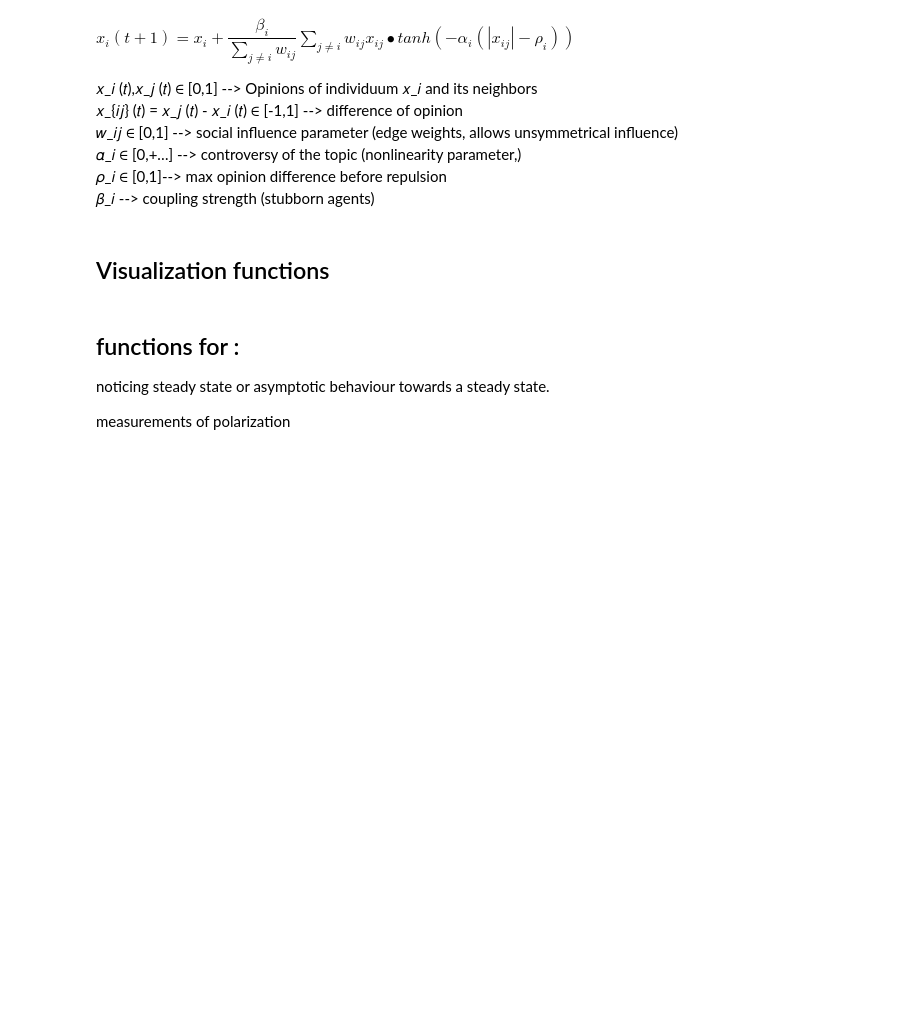
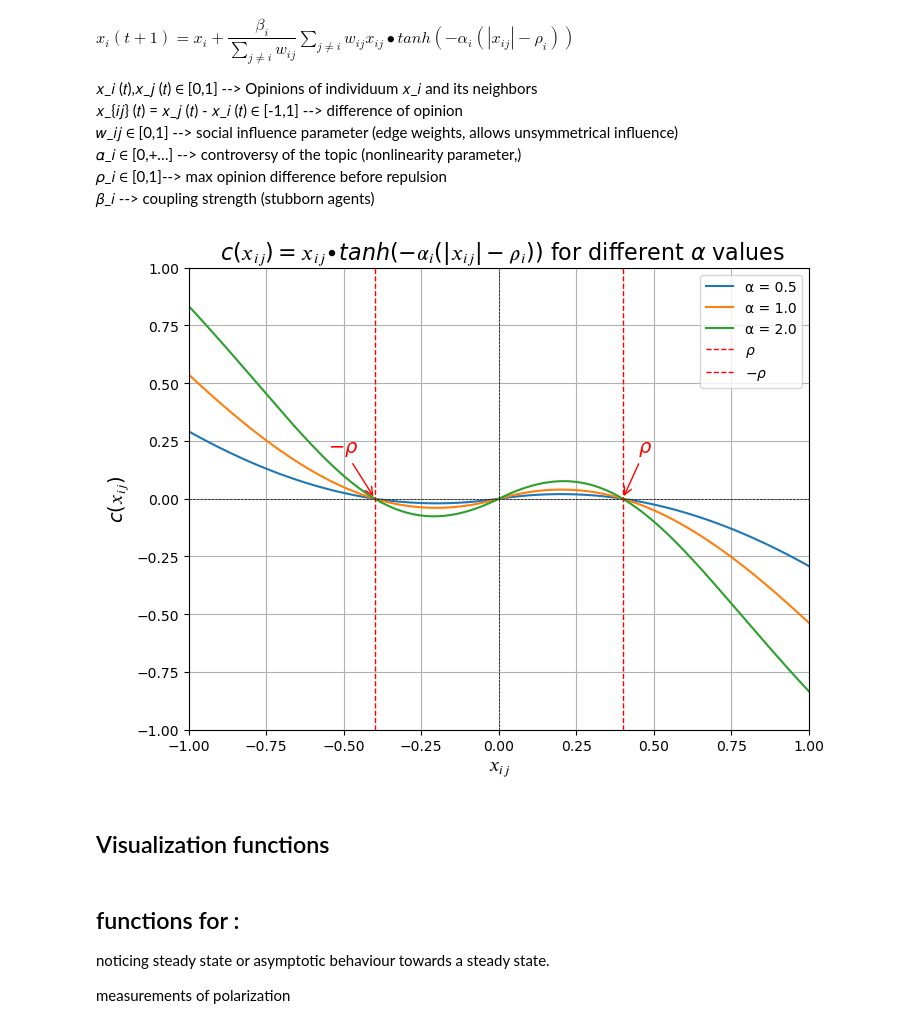
Before and after one commit to Batuffola/review_opinion-dynamics, a Jupyter notebook: update.ipynb, the cells around one changed output. Saved outputs shown, nothing was run; the diff lists cells and outputs as text; code cells hidden in the pictures; blank space fills up the shorter version.

```diff
--- a/update.ipynb
+++ b/update.ipynb
@@ -19,6 +19,53 @@ from scipy.signal import find_peaks
 from scipy.stats import norm
 #import icecream as ic
 #ic.configureOutput(includeContext=True, contextAbsPath=True)
+# %%
+import numpy as np
+import matplotlib.pyplot as plt
+rho= 0.4
+# Define the function x_i
+def x_i(x_ij, alpha, rho=rho):
+    return x_ij * np.tanh(-alpha * (np.abs(x_ij) - rho))
+
+# Define the range for x_ij
+x_ij_values = np.linspace(-2, 2, 400)
+
+# Define different alpha values
+alpha_values = [0.5, 1.0, 2.0]
+
+# Plot the function for different alpha values
+plt.figure(figsize=(8, 6))
+
+for alpha in alpha_values:
+    plt.plot(x_ij_values, x_i(x_ij_values, alpha), label=f'α = {alpha}')
+
+# Mark rho values on the x-axis
+plt.axvline(rho, color='red', linestyle='dashed', linewidth=1, label=r'$\rho$')
+plt.axvline(-rho, color='red', linestyle='dashed', linewidth=1, label=r'$-\rho$')
+
+# Annotate rho values
+plt.annotate(r'$\rho$', xy=(rho, 0), xytext=(rho + 0.05, 0.2),
+             arrowprops=dict(arrowstyle='->', color='red'), fontsize=14, color='red')
+plt.annotate(r'$-\rho$', xy=(-rho, 0), xytext=(-rho - 0.15, 0.2),
+             arrowprops=dict(arrowstyle='->', color='red'), fontsize=14, color='red')
+
+
+
+# Customize the plot
+plt.xlabel(r'$𝑥_{𝑖𝑗}$', fontsize=14)
+plt.ylabel(r'$c(𝑥_{𝑖𝑗})$', fontsize=14)
+plt.title(r' $c(𝑥_{𝑖𝑗}) = 𝑥_{𝑖𝑗} ∙ tanh⁡(−𝛼_𝑖 (|𝑥_{𝑖𝑗} | − 𝜌_𝑖))$ for different $\alpha$ values', fontsize=16)
+plt.axhline(0, color='black', linewidth=0.5, linestyle='--')
+plt.axvline(0, color='black', linewidth=0.5, linestyle='--')
+plt.xlim(-1, 1)
+plt.ylim(-1, 1)
+plt.legend()
+plt.grid(True)
+
+# Display the plot
+plt.show()
+# %% [output]
+[figure, added]
 # %%
 class Environment:
     def __init__(self):
```
Also changed, not shown: parts of 22 cells of this notebook.
